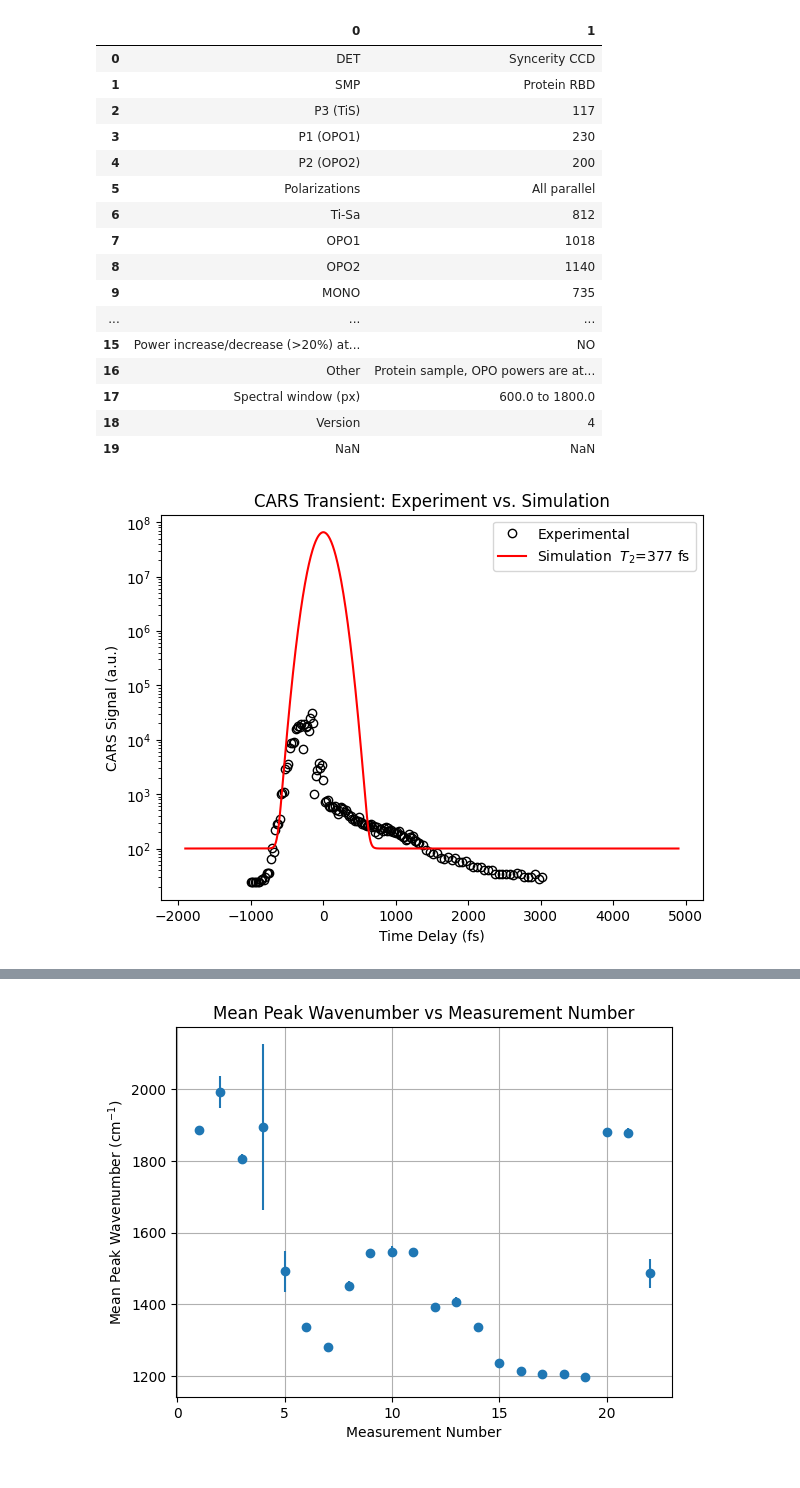
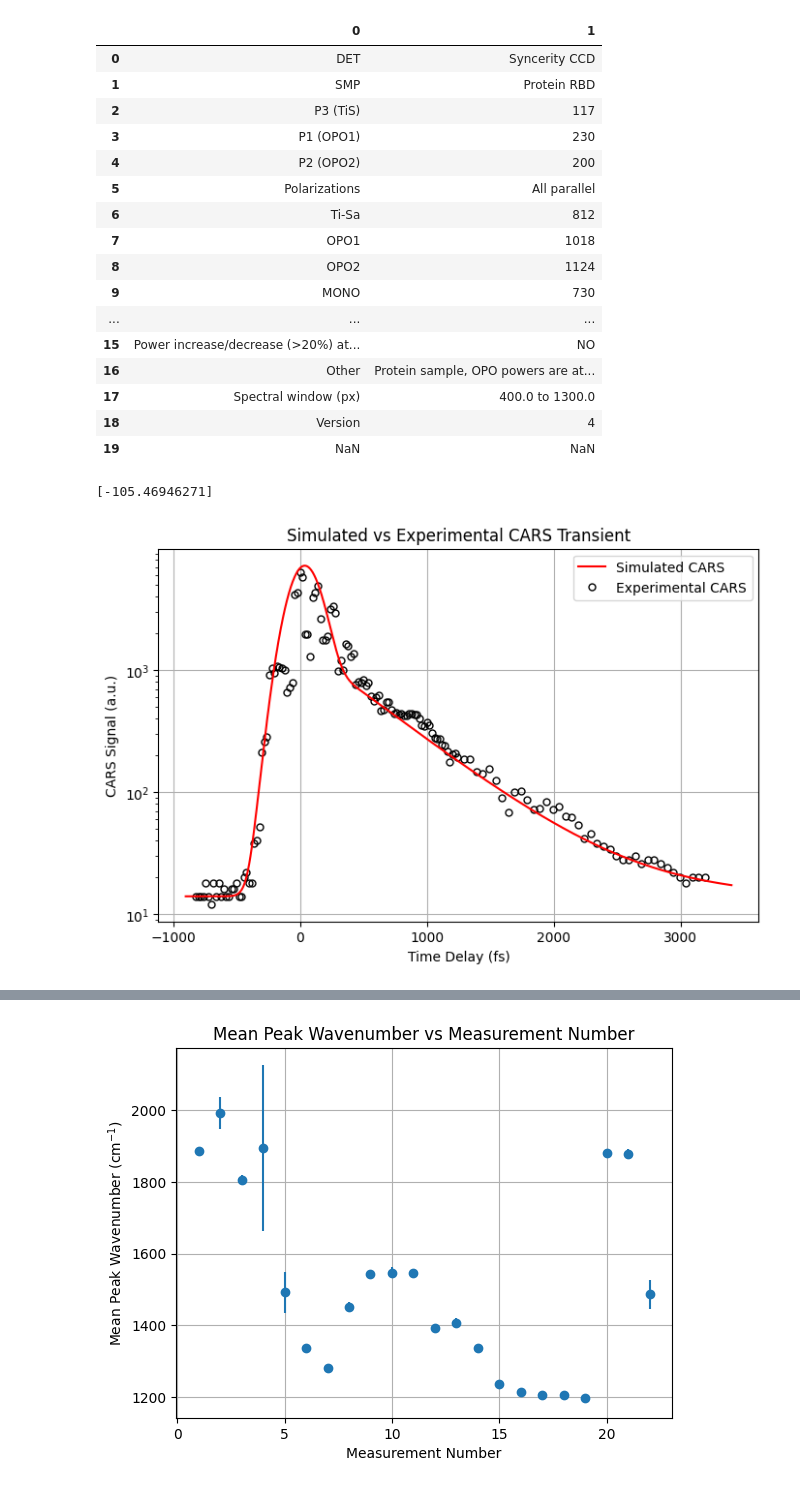
Before and after one commit to DinushaMS/Python-Physics, a Jupyter notebook: Optics/td_CARS_fit/tdCARS2_test_new.ipynb, the cells around one changed output, grey strips where cells are left out. Cells and saved outputs as stored; diff of their text form; code cells hidden in the pictures.

```diff
--- a/Optics/td_CARS_fit/tdCARS2_test_new.ipynb
+++ b/Optics/td_CARS_fit/tdCARS2_test_new.ipynb
@@ -8,5 +31,5 @@ from scipy.optimize import curve_fit
 # %%
-cars_file_path = r"D:\Academic\URI\Research\Data_and_Results\experimental_data\CARS\2026\May_28\RBD_6.dat"
+cars_file_path = r"D:\Academic\URI\Research\Data_and_Results\experimental_data\CARS\2026\May_28\RBD_15.dat" #all_cars_files_with_spectra[180] #
 CARS = TdCARS.from_file(cars_file_path)
-_ = CARS.get_spectra_contour(show_plot=True)
+Z, P = CARS.get_spectra_contour(show_plot=True, no_of_peaks=1, td_lim=[-500, 2000])
 # %% [output]
@@ -35,15 +59,34 @@ CARS.notes_df
 | 5 | Polarizations | All parallel |
 | 6 | Ti-Sa | 812 |
 | 7 | OPO1 | 1018 |
-| 8 | OPO2 | 1140 |
-| 9 | MONO | 735 |
+| 8 | OPO2 | 1124 |
+| 9 | MONO | 730 |
 | ... | ... | ... |
 | 15 | Power increase/decrease (>20%) at... | NO |
 | 16 | Other | Protein sample, OPO powers are at... |
-| 17 | Spectral window (px) | 600.0 to 1800.0 |
+| 17 | Spectral window (px) | 400.0 to 1300.0 |
 | 18 | Version | 4 |
 | 19 | NaN | NaN |
 # %%
-_ = CARS.CARS_simulation_FG(showPlot=True)
+CARS.floor = 14
+CARS.tmin, CARS.tmax = -2000, 4500
+CARS.wl1, CARS.wl2 = 1018, 1150
+CARS.T2 = np.array([1100])
+CARS.nuR = np.array([1233])
+CARS.A = np.array([5E22])
+print(1E7*(1/CARS.wl1 - 1/CARS.wl2) - CARS.nuR)
+td_fti, td_sig = CARS.CARS_simulation_FG(showPlot=False)
+td_exp, sig_exp = CARS.get_transient_at_wn([400, 1300], show_plot=False)
+
+plt.figure(figsize=(8, 5))
+plt.plot(td_fti, td_sig, label="Simulated CARS", color="red", zorder=5)
+plt.plot(td_exp-td_exp[sig_exp==np.max(sig_exp)][0], sig_exp[sig_exp>0], 'ko', mfc = 'none', ms = 5, label="Experimental CARS")
+plt.yscale('log')
+plt.xlabel("Time Delay (fs)")
+plt.ylabel("CARS Signal (a.u.)")
+plt.title("Simulated vs Experimental CARS Transient")
+plt.legend()
+plt.grid()
 # %% [output]
+[-105.46946271]
-[figure, old version]
+[figure, new version]
```
Also changed, not shown: parts of 7 cells of this notebook, 7 other files.
